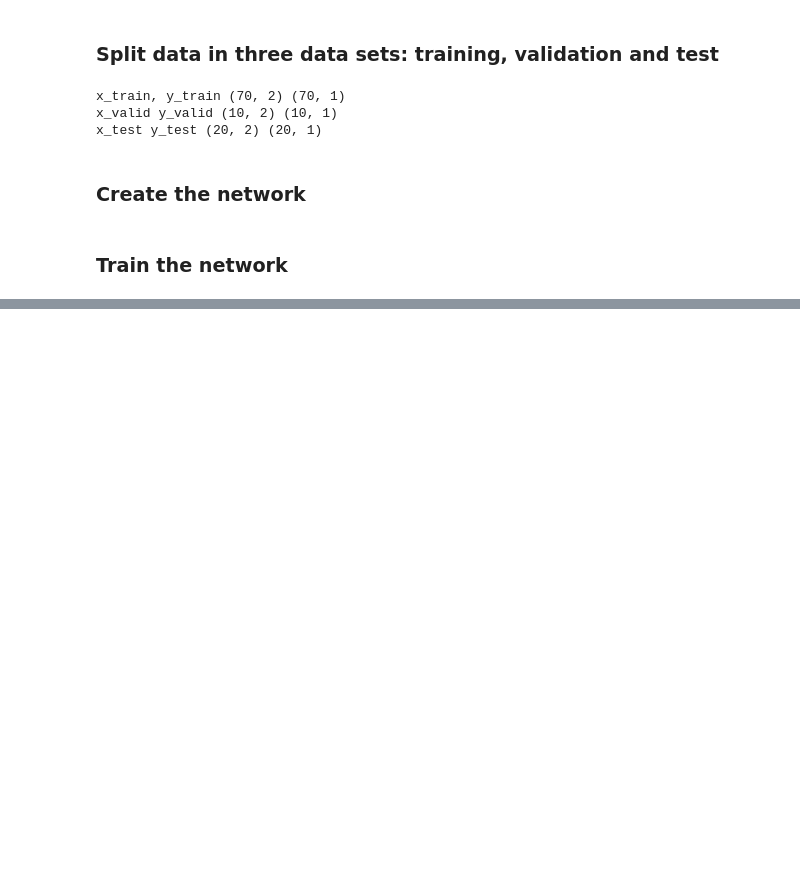
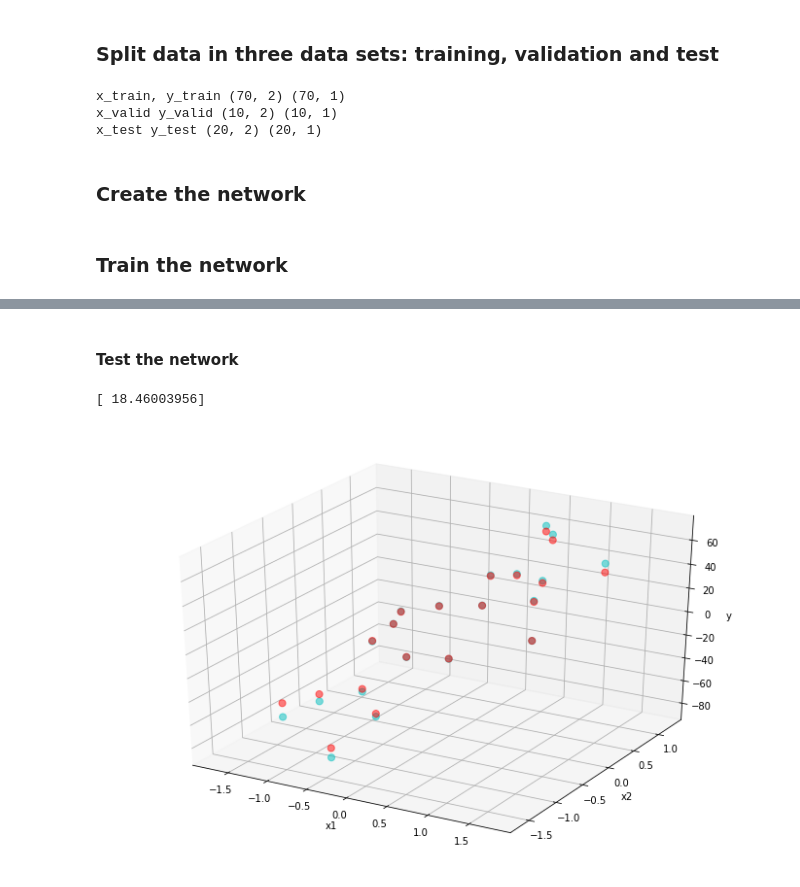
Before and after one commit to fatmirboja/deep-learning, a Jupyter notebook: plain-networks/plain-neural-network.ipynb, the cells around one changed output, grey strips where cells are left out. Cells and saved outputs as stored; diff of their text form; code cells hidden in the pictures; blank space fills up the shorter version.

Commit message:
training

```diff
--- a/plain-networks/plain-neural-network.ipynb
+++ b/plain-networks/plain-neural-network.ipynb
@@ -118,12 +132,8 @@ class NeuralNetwork(epochs=100, learning_rate=0.01):
 # %% [markdown]
 ### Train the network
 # %%
-epochs = 1000
-learning_rate = 0.001
-
 # initialize the network
 nn = NeuralNetwork()
 
-output = nn.feed_forward(x_train)
-output.shape
+nn.train(x_train, y_train, x_valid, y_valid)
 # %% [output]
@@ -130,0 +152,22 @@ output.shape
+# %% [markdown]
+#### Test the network
+# %%
+output = nn.feed_forward(x_test)
+mean_square = nn.mean_square(y_test, output)
+print(mean_square)
+# %% [output]
+[ 18.46003956]
+# %%
+fig = plt.figure(figsize=(12,8))
+ax = fig.add_subplot(111, projection='3d')
+
+ax.scatter(x_test[:,0], x_test[:,1], y_test[:,0], s=50, c='c', alpha=0.5)
+ax.scatter(x_test[:,0], x_test[:,1], output[:,0], s=50, c='r', alpha=0.5)
+
+ax.set_xlabel('x1')
+ax.set_ylabel('x2')
+ax.set_zlabel('y')
+
+plt.show()
+# %% [output]
+[figure, added]
```
Also changed, not shown: parts of 3 cells of this notebook.
